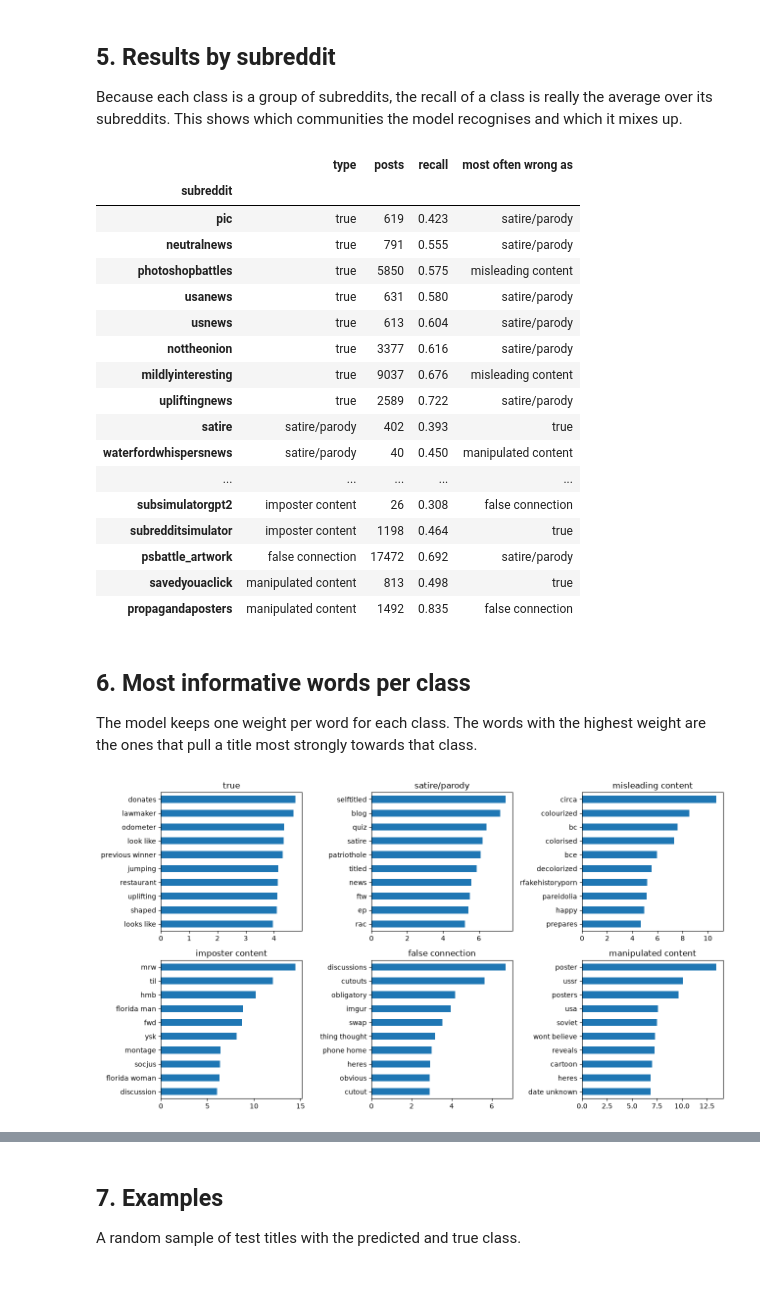
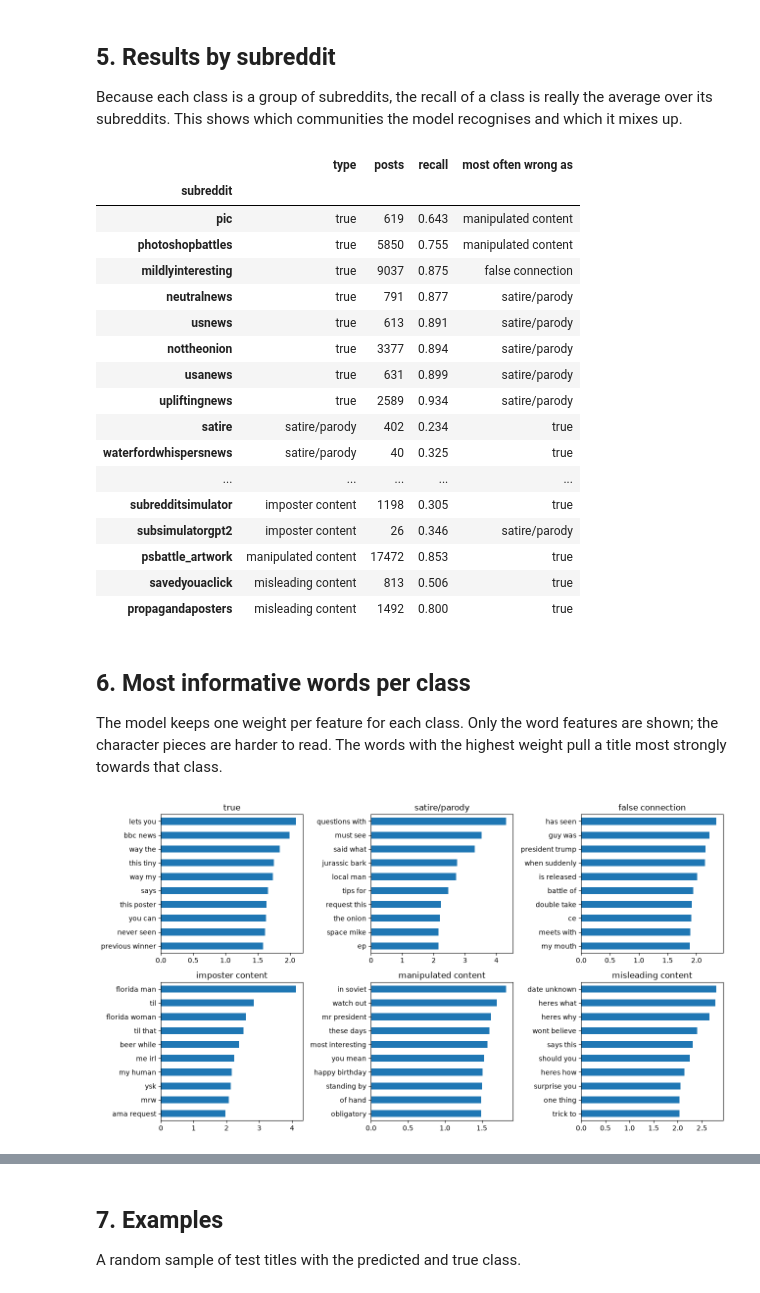
Before and after one commit to Turmenas/AI-based_fake-news-detection, a Jupyter notebook: notebooks/04_text_classification.ipynb, the cells around one changed output, grey strips where cells are left out. Drawn from its saved outputs; the diff is of its cells as text; code cells hidden in the pictures.

```diff
--- a/notebooks/04_text_classification.ipynb
+++ b/notebooks/04_text_classification.ipynb
@@ -5,15 +5,15 @@ Each Reddit post title is put into one of Fakeddit's six classes: **true**, **sa
 # %%
 import numpy as np, pandas as pd, matplotlib.pyplot as plt, joblib
 from pathlib import Path
-from sklearn.pipeline import make_pipeline
+from sklearn.pipeline import make_pipeline, FeatureUnion
 from sklearn.feature_extraction.text import TfidfVectorizer
-from sklearn.linear_model import LogisticRegression
+from sklearn.svm import LinearSVC
 from sklearn.metrics import accuracy_score, f1_score, classification_report, ConfusionMatrixDisplay
 
 DATA = Path("../data/multimodal_only_samples-20261006T085257Z-1-001/multimodal_only_samples")
 FIG = Path("../report/figures"); FIG.mkdir(parents=True, exist_ok=True)  # grafikus iskart saugom ataskaitai
-MODEL_PATH = Path("../models/logreg_6way.joblib")
-CLASSES = ["true", "satire/parody", "misleading content", "imposter content", "false connection", "manipulated content"]  # 6_way_label 0-5 eiles tvarka
+MODEL_PATH = Path("../models/svm_6way.joblib")
+CLASSES = ["true", "satire/parody", "false connection", "imposter content", "manipulated content", "misleading content"]  # 6_way_label 0-5; pavadinimai pagal straipsnio 7 lentele (kuris subreddit kuriai klasei)
 # %% [markdown]
 ## 1. Load data
 The official Fakeddit splits. `subreddit` is loaded only to explain the labels and group the results; the model never sees it.
@@ -93,11 +106,17 @@ Training takes a few minutes, so the fitted pipeline is saved to `models/logreg_
 if MODEL_PATH.exists():
     model = joblib.load(MODEL_PATH)  # jau ismokytas, nemokom is naujo
 else:
+    y = train["6_way_label"]
+    half = dict(enumerate((len(y) / (6 * np.bincount(y))) ** 0.5))  # saknis is 'balanced' svoriu: retos klases svarbesnes, bet ne 19 kartu
     model = make_pipeline(
-        TfidfVectorizer(ngram_range=(1, 2), min_df=2, max_features=50_000, sublinear_tf=True, stop_words="english"),  # tie patys nustatymai kaip pirmame darbe, kad galetume palyginti
-        LogisticRegression(class_weight="balanced", max_iter=1000),  # balanced: reti tipai gauna didesni svori, kitaip modelis juos tiesiog praleistu
+        FeatureUnion([
+            ("words", TfidfVectorizer(ngram_range=(1, 2), min_df=2, max_features=200_000, sublinear_tf=True, dtype=np.float32)),  # stop zodziu neismetam, jie rodo rasymo stiliu
+            ("chars", TfidfVectorizer(analyzer="char_wb", ngram_range=(2, 5), min_df=3, max_features=200_000, sublinear_tf=True, dtype=np.float32)),  # zodziu dalys pagauna rasybos variantus; float32 perpus maziau atminties
+        ]),
+        LinearSVC(C=0.3, class_weight=half),  # C ir svoriai parinkti pagal validacijos macro F1
     )
-    model.fit(train["clean_title"], train["6_way_label"])
+    model.fit(train["clean_title"], y)
     joblib.dump(model, MODEL_PATH)
-print("Vocabulary size:", len(model[0].vocabulary_))
+words, chars = (t for _, t in model[0].transformer_list)
+print("Word features:", len(words.vocabulary_), " character features:", len(chars.vocabulary_))
 # %% [output]
@@ -155,32 +174,32 @@ by_sub.sort_values(["type", "recall"]).round(3)
 # %% [output]
 |  | type | posts | recall | most often wrong as |
 | subreddit |  |  |  |  |
-| pic | true | 619 | 0.423 | satire/parody |
-| neutralnews | true | 791 | 0.555 | satire/parody |
-| photoshopbattles | true | 5850 | 0.575 | misleading content |
-| usanews | true | 631 | 0.580 | satire/parody |
-| usnews | true | 613 | 0.604 | satire/parody |
-| nottheonion | true | 3377 | 0.616 | satire/parody |
-| mildlyinteresting | true | 9037 | 0.676 | misleading content |
-| upliftingnews | true | 2589 | 0.722 | satire/parody |
-| satire | satire/parody | 402 | 0.393 | true |
-| waterfordwhispersnews | satire/parody | 40 | 0.450 | manipulated content |
+| pic | true | 619 | 0.643 | manipulated content |
+| photoshopbattles | true | 5850 | 0.755 | manipulated content |
+| mildlyinteresting | true | 9037 | 0.875 | false connection |
+| neutralnews | true | 791 | 0.877 | satire/parody |
+| usnews | true | 613 | 0.891 | satire/parody |
+| nottheonion | true | 3377 | 0.894 | satire/parody |
+| usanews | true | 631 | 0.899 | satire/parody |
+| upliftingnews | true | 2589 | 0.934 | satire/parody |
+| satire | satire/parody | 402 | 0.234 | true |
+| waterfordwhispersnews | satire/parody | 40 | 0.325 | true |
 | ... | ... | ... | ... | ... |
-| subsimulatorgpt2 | imposter content | 26 | 0.308 | false connection |
-| subredditsimulator | imposter content | 1198 | 0.464 | true |
-| psbattle_artwork | false connection | 17472 | 0.692 | satire/parody |
-| savedyouaclick | manipulated content | 813 | 0.498 | true |
-| propagandaposters | manipulated content | 1492 | 0.835 | false connection |
+| subredditsimulator | imposter content | 1198 | 0.305 | true |
+| subsimulatorgpt2 | imposter content | 26 | 0.346 | satire/parody |
+| psbattle_artwork | manipulated content | 17472 | 0.853 | true |
+| savedyouaclick | misleading content | 813 | 0.506 | true |
+| propagandaposters | misleading content | 1492 | 0.800 | true |
 # %% [markdown]
 ## 6. Most informative words per class
-The model keeps one weight per word for each class. The words with the highest weight are the ones that pull a title most strongly towards that class.
+The model keeps one weight per feature for each class. Only the word features are shown; the character pieces are harder to read. The words with the highest weight pull a title most strongly towards that class.
 # %%
-names = model[0].get_feature_names_out()
-coef = pd.DataFrame(model[-1].coef_.T, index=names, columns=CLASSES)  # kiekvieno zodzio svoris kiekvienai klasei
+names = words.get_feature_names_out()
+coef = pd.DataFrame(model[-1].coef_[:, :len(names)].T, index=names, columns=CLASSES)  # pirmi stulpeliai yra zodziai, po ju eina raidziu gabalai
 fig, axes = plt.subplots(2, 3, figsize=(13, 7))
 for ax, c in zip(axes.ravel(), CLASSES):
     coef[c].nlargest(10).sort_values().plot.barh(ax=ax, title=c)
 plt.tight_layout(); plt.savefig(FIG / "txt_top_words.png", dpi=120); plt.show()
 pd.DataFrame({c: coef[c].nlargest(10).index for c in CLASSES})
 # %% [output]
-[figure, old version]
+[figure, new version]
```
Also changed, not shown: parts of 12 cells of this notebook, 2 other files.
